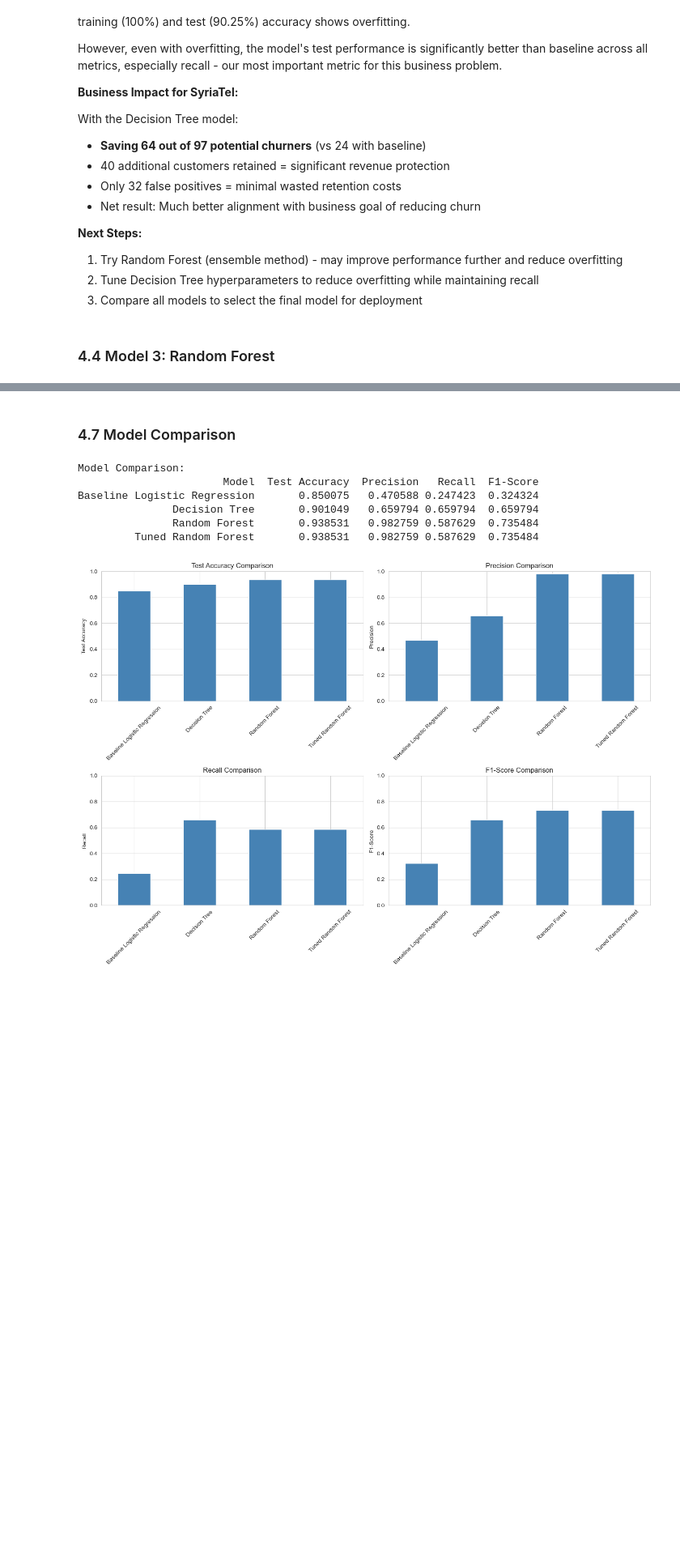
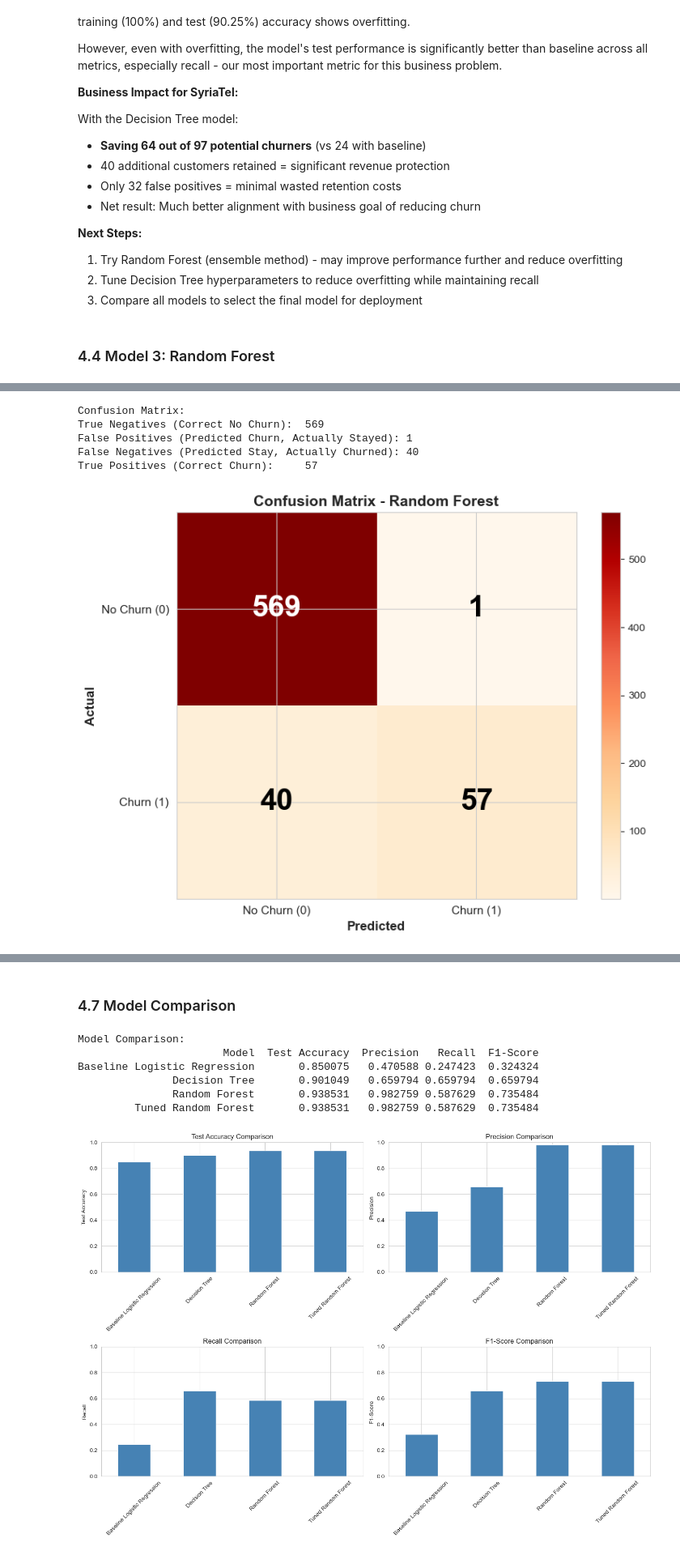
Before and after one commit to mkxangie/SyriaTel-Project, a Jupyter notebook: syriatel.ipynb, the cells around one changed output, grey strips where cells are left out. Shown at 81% size. Cells and saved outputs as stored; diff of their text form; code cells hidden in the pictures; blank space fills up the shorter version.

Commit message:
random forest, confusion matrix and findigs

```diff
--- a/syriatel.ipynb
+++ b/syriatel.ipynb
@@ -1098,0 +1011,3 @@ weighted avg       0.94      0.94      0.93       667
+# %%
+# Fit the model on UNSCALED training data
+rf_model.fit(X_train, y_train)
@@ -1098,0 +1016,6 @@ weighted avg       0.94      0.94      0.93       667
+# %%
+# Make predictions on both training and test data
+y_train_pred_rf = rf_model.predict(X_train)
+y_test_pred_rf = rf_model.predict(X_test)
+
+print("✓ Predictions complete!")
@@ -1098,0 +1062,47 @@ weighted avg       0.94      0.94      0.93       667
+# %%
+# Create confusion matrix
+cm_rf = confusion_matrix(y_test, y_test_pred_rf)
+
+# Print values
+print("Confusion Matrix:")
+print(f"True Negatives (Correct No Churn):  {cm_rf[0,0]}")
+print(f"False Positives (Predicted Churn, Actually Stayed): {cm_rf[0,1]}")
+print(f"False Negatives (Predicted Stay, Actually Churned): {cm_rf[1,0]}")
+print(f"True Positives (Correct Churn):     {cm_rf[1,1]}")
+print()
+
+# Create figure
+fig, ax = plt.subplots(figsize=(8, 6))
+
+# Plot with manual text color control
+im = ax.imshow(cm_rf, cmap='OrRd', aspect='auto')
+
+# Manually add text to each cell with contrasting colors
+for i in range(2):
+    for j in range(2):
+        text_color = 'white' if cm_rf[i, j] > cm_rf.max()/2 else 'black'
+        text = ax.text(j, i, cm_rf[i, j],
+                      ha="center", va="center",
+                      color=text_color, fontsize=28, fontweight='bold')
+
+# Set labels
+ax.set_xticks([0, 1])
+ax.set_yticks([0, 1])
+ax.set_xticklabels(['No Churn (0)', 'Churn (1)'], fontsize=11)
+ax.set_yticklabels(['No Churn (0)', 'Churn (1)'], fontsize=11)
+ax.set_xlabel('Predicted', fontsize=12, fontweight='bold')
+ax.set_ylabel('Actual', fontsize=12, fontweight='bold')
+ax.set_title('Confusion Matrix - Random Forest', fontsize=14, fontweight='bold')
+
+# Add colorbar
+plt.colorbar(im, ax=ax)
+
+plt.tight_layout()
+plt.show()
+# %% [output]
+Confusion Matrix:
+True Negatives (Correct No Churn):  569
+False Positives (Predicted Churn, Actually Stayed): 1
+False Negatives (Predicted Stay, Actually Churned): 40
+True Positives (Correct Churn):     57
+[figure, added]
```
Also changed, not shown: parts of 16 cells of this notebook.
